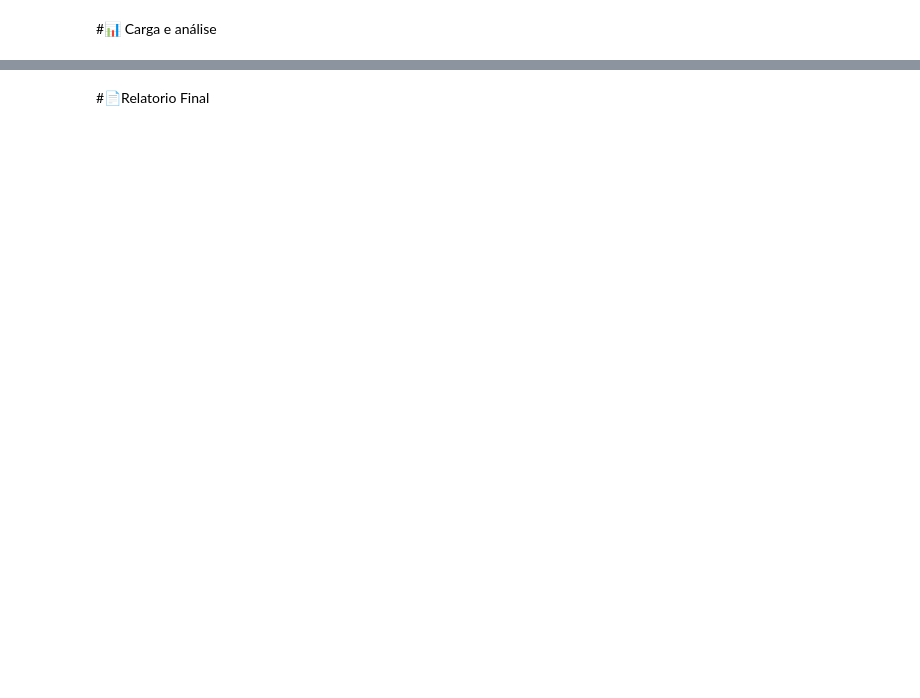
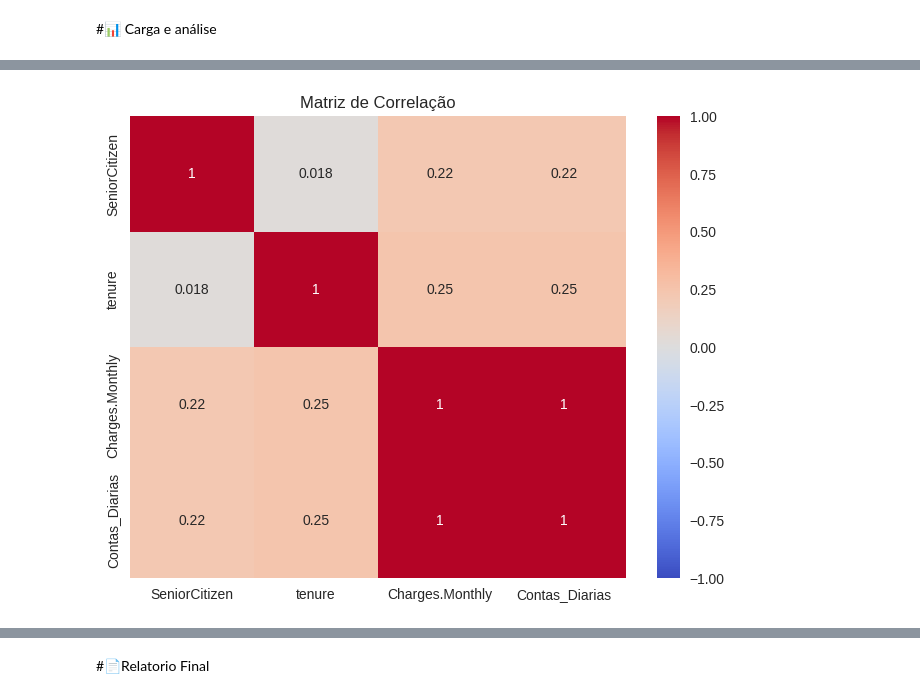
Before and after one commit to SergioCarmo-ro/desafio-Telecom-X, a Jupyter notebook: TelecomX_BR.ipynb, the cells around one changed output, grey strips where cells are left out. Saved outputs shown, nothing was run; the diff lists cells and outputs as text; code cells hidden in the pictures; blank space fills up the shorter version.

```diff
--- a/TelecomX_BR.ipynb
+++ b/TelecomX_BR.ipynb
@@ -26,0 +249,10 @@ dados_clientes
+# %%
+categorical_columns = df.select_dtypes(include=['object']).columns
+print("\n### Análise de Colunas Categóricas ###")
+for col in categorical_columns:
+    value_counts = df[col].value_counts(dropna=False)
+    print(f"\nDistribuição de valores em '{col}':")
+    print(value_counts.head(10))  # Mostrar as 10 categorias mais frequentes
+    # Only apply capitalization check to object type columns that are not the nested dictionaries
+    if col not in ['customer', 'phone', 'internet', 'account'] and df[col].astype(str).str.lower().nunique() < df[col].nunique():
+        print(f"A coluna '{col}' contém variações de capitalização (ex.: 'Ativo' vs 'ativo').")
@@ -64,0 +906,8 @@ df_normalizado
+# %%
+print("\n### Análise de Relacionamento entre Variáveis ###")
+
+# Correlação entre colunas numéricas
+if len(numeric_columns) > 1:
+    print("\nMatriz de correlação:")
+    corr_matrix = df_normalizado[numeric_columns].corr()
+    print(corr_matrix)
@@ -64,0 +923,8 @@ df_normalizado
+# %%
+# Heatmap de correlação
+plt.figure(figsize=(8, 6))
+sns.heatmap(corr_matrix, annot=True, cmap='coolwarm', vmin=-1, vmax=1)
+plt.title('Matriz de Correlação')
+plt.show()
+# %% [output]
+[figure, added]
```
Also changed, not shown: parts of 94 cells of this notebook.
